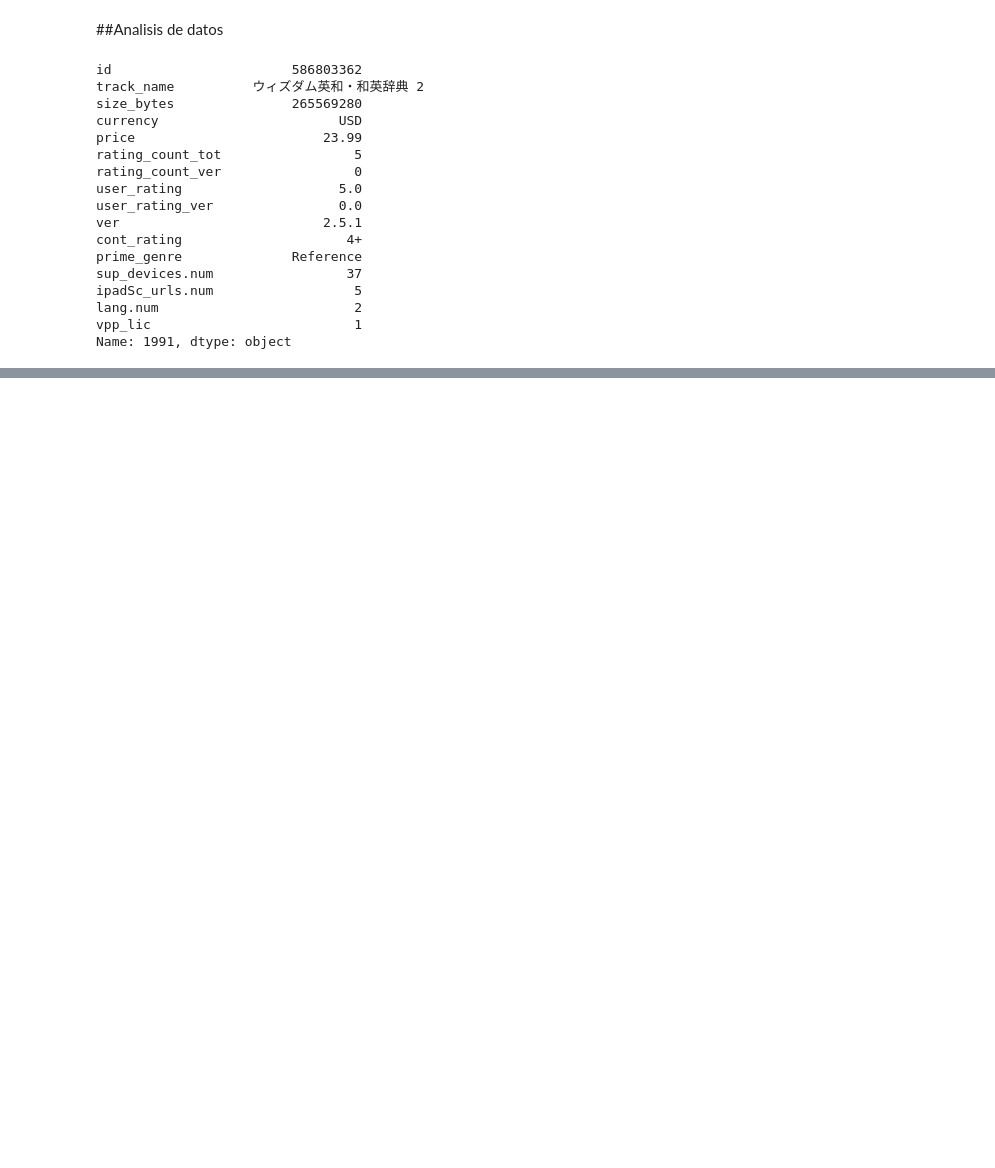
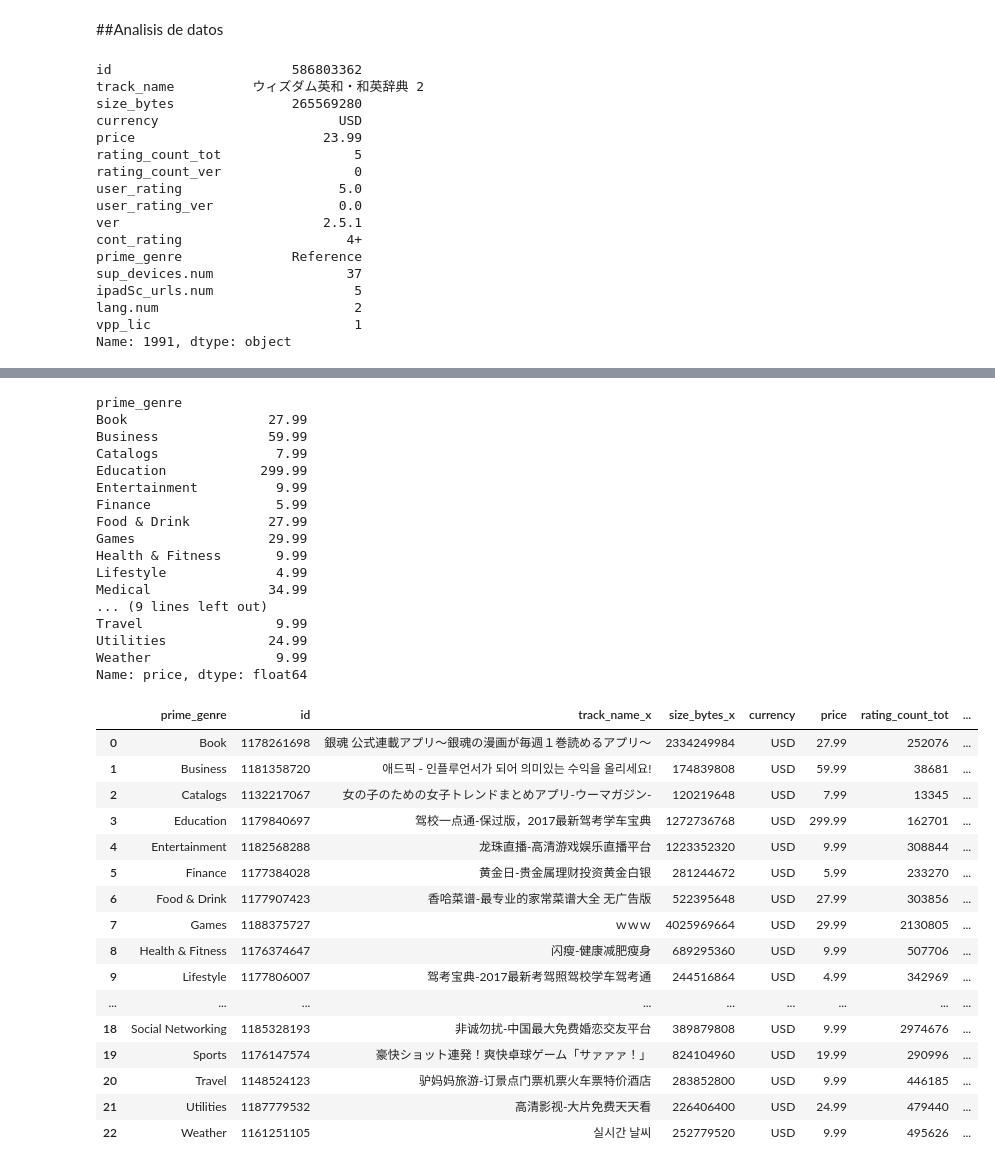
Before and after one commit to StevenMena/01MIAR_Python_IA, a Jupyter notebook: act/01MIAR_ACT_Final_Steeven_Mena.ipynb, the cells around one changed output, grey strips where cells are left out. Cells and saved outputs as stored; diff of their text form; code cells hidden in the pictures; blank space fills up the shorter version.

```diff
--- a/act/01MIAR_ACT_Final_Steeven_Mena.ipynb
+++ b/act/01MIAR_ACT_Final_Steeven_Mena.ipynb
@@ -263,0 +301,42 @@ ValueError: ignored
+# %%
+#Obtener las aplicaciones por categoría de precio más alto
+apps_price_max_genre = apple_mobile_apps.groupby('prime_genre')['price'].max()
+
+display(apps_price_max_genre)
+
+display(new_df.groupby('prime_genre').max().reset_index())
+# %% [output]
+prime_genre
+Book                  27.99
+Business              59.99
+Catalogs               7.99
+Education            299.99
+Entertainment          9.99
+Finance                5.99
+Food & Drink          27.99
+Games                 29.99
+Health & Fitness       9.99
+Lifestyle              4.99
+Medical               34.99
+... (9 lines left out)
+Travel                 9.99
+Utilities             24.99
+Weather                9.99
+Name: price, dtype: float64
+|  | prime_genre | id | track_name_x | size_bytes_x | currency | price | rating_count_tot | ... |
+| 0 | Book | 1178261698 | 銀魂 公式連載アプリ〜銀魂の漫画が毎週１巻読めるアプリ〜 | 2334249984 | USD | 27.99 | 252076 | ... |
+| 1 | Business | 1181358720 | 애드픽 - 인플루언서가 되어 의미있는 수익을 올리세요! | 174839808 | USD | 59.99 | 38681 | ... |
+| 2 | Catalogs | 1132217067 | 女の子のための女子トレンドまとめアプリ-ウーマガジン- | 120219648 | USD | 7.99 | 13345 | ... |
+| 3 | Education | 1179840697 | 驾校一点通-保过版，2017最新驾考学车宝典 | 1272736768 | USD | 299.99 | 162701 | ... |
+| 4 | Entertainment | 1182568288 | 龙珠直播-高清游戏娱乐直播平台 | 1223352320 | USD | 9.99 | 308844 | ... |
+| 5 | Finance | 1177384028 | 黄金日-贵金属理财投资黄金白银 | 281244672 | USD | 5.99 | 233270 | ... |
+| 6 | Food & Drink | 1177907423 | 香哈菜谱-最专业的家常菜谱大全 无广告版 | 522395648 | USD | 27.99 | 303856 | ... |
+| 7 | Games | 1188375727 | ｗｗｗ | 4025969664 | USD | 29.99 | 2130805 | ... |
+| 8 | Health & Fitness | 1176374647 | 闪瘦-健康减肥瘦身 | 689295360 | USD | 9.99 | 507706 | ... |
+| 9 | Lifestyle | 1177806007 | 驾考宝典-2017最新考驾照驾校学车驾考通 | 244516864 | USD | 4.99 | 342969 | ... |
+| ... | ... | ... | ... | ... | ... | ... | ... | ... |
+| 18 | Social Networking | 1185328193 | 非诚勿扰-中国最大免费婚恋交友平台 | 389879808 | USD | 9.99 | 2974676 | ... |
+| 19 | Sports | 1176147574 | 豪快ショット連発！爽快卓球ゲーム「サァァァ！」 | 824104960 | USD | 19.99 | 290996 | ... |
+| 20 | Travel | 1148524123 | 驴妈妈旅游-订景点门票机票火车票特价酒店 | 283852800 | USD | 9.99 | 446185 | ... |
+| 21 | Utilities | 1187779532 | 高清影视-大片免费天天看 | 226406400 | USD | 24.99 | 479440 | ... |
+| 22 | Weather | 1161251105 | 실시간 날씨 | 252779520 | USD | 9.99 | 495626 | ... |
```
Also changed, not shown: parts of 8 cells of this notebook.
